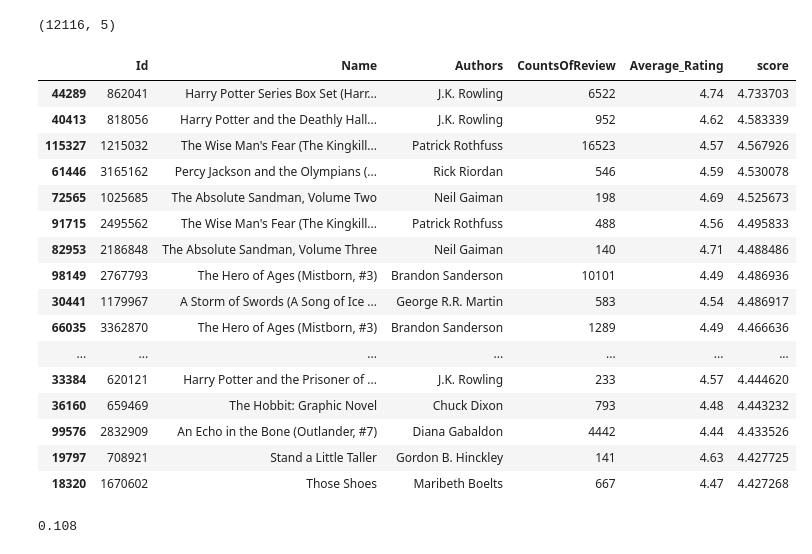
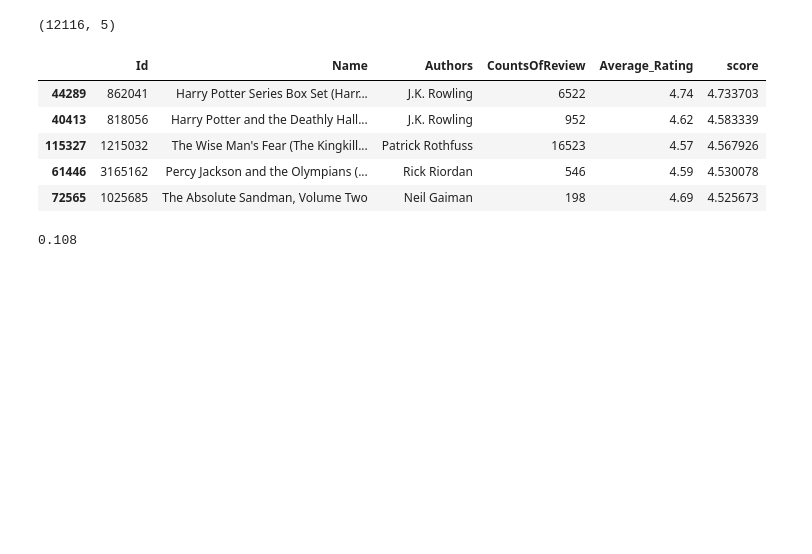
Before and after one commit to cecilegltslmcs/recommender_sys_books, a Jupyter notebook: P7_02_notebookmodelisation.ipynb, the cells around one changed output. Drawn from its saved outputs; the diff is of its cells as text; code cells hidden in the pictures; blank space fills up the shorter version.

```diff
--- a/P7_02_notebookmodelisation.ipynb
+++ b/P7_02_notebookmodelisation.ipynb
@@ -80,33 +80,22 @@ q_books['score'] = q_books.apply(weighted_rating, axis=1)
 # %%
 #Sort movies based on score calculated above
 q_books = q_books.sort_values('score',
                               ascending=False)
 
-#Print the top 15 books
+#Print the top 5 books
 q_books[["Id",
          "Name",
          "Authors",
          "CountsOfReview",
          "Average_Rating",
-         "score"]].head(20)
+         "score"]].head(5)
 # %% [output]
 |  | Id | Name | Authors | CountsOfReview | Average_Rating | score |
 | 44289 | 862041 | Harry Potter Series Box Set (Harr... | J.K. Rowling | 6522 | 4.74 | 4.733703 |
 | 40413 | 818056 | Harry Potter and the Deathly Hall... | J.K. Rowling | 952 | 4.62 | 4.583339 |
 | 115327 | 1215032 | The Wise Man's Fear (The Kingkill... | Patrick Rothfuss | 16523 | 4.57 | 4.567926 |
 | 61446 | 3165162 | Percy Jackson and the Olympians (... | Rick Riordan | 546 | 4.59 | 4.530078 |
 | 72565 | 1025685 | The Absolute Sandman, Volume Two | Neil Gaiman | 198 | 4.69 | 4.525673 |
-| 91715 | 2495562 | The Wise Man's Fear (The Kingkill... | Patrick Rothfuss | 488 | 4.56 | 4.495833 |
-| 82953 | 2186848 | The Absolute Sandman, Volume Three | Neil Gaiman | 140 | 4.71 | 4.488486 |
-| 98149 | 2767793 | The Hero of Ages (Mistborn, #3) | Brandon Sanderson | 10101 | 4.49 | 4.486936 |
-| 30441 | 1179967 | A Storm of Swords (A Song of Ice ... | George R.R. Martin | 583 | 4.54 | 4.486917 |
-| 66035 | 3362870 | The Hero of Ages (Mistborn, #3) | Brandon Sanderson | 1289 | 4.49 | 4.466636 |
-| ... | ... | ... | ... | ... | ... | ... |
-| 33384 | 620121 | Harry Potter and the Prisoner of ... | J.K. Rowling | 233 | 4.57 | 4.444620 |
-| 36160 | 659469 | The Hobbit: Graphic Novel | Chuck Dixon | 793 | 4.48 | 4.443232 |
-| 99576 | 2832909 | An Echo in the Bone (Outlander, #7) | Diana Gabaldon | 4442 | 4.44 | 4.433526 |
-| 19797 | 708921 | Stand a Little Taller | Gordon B. Hinckley | 141 | 4.63 | 4.427725 |
-| 18320 | 1670602 | Those Shoes | Maribeth Boelts | 667 | 4.47 | 4.427268 |
 # %%
 print(round(np.sqrt(mean_squared_error(q_books['Average_Rating'],
                                  q_books["score"])), 3))
```
Also changed, not shown: parts of 27 cells of this notebook.
